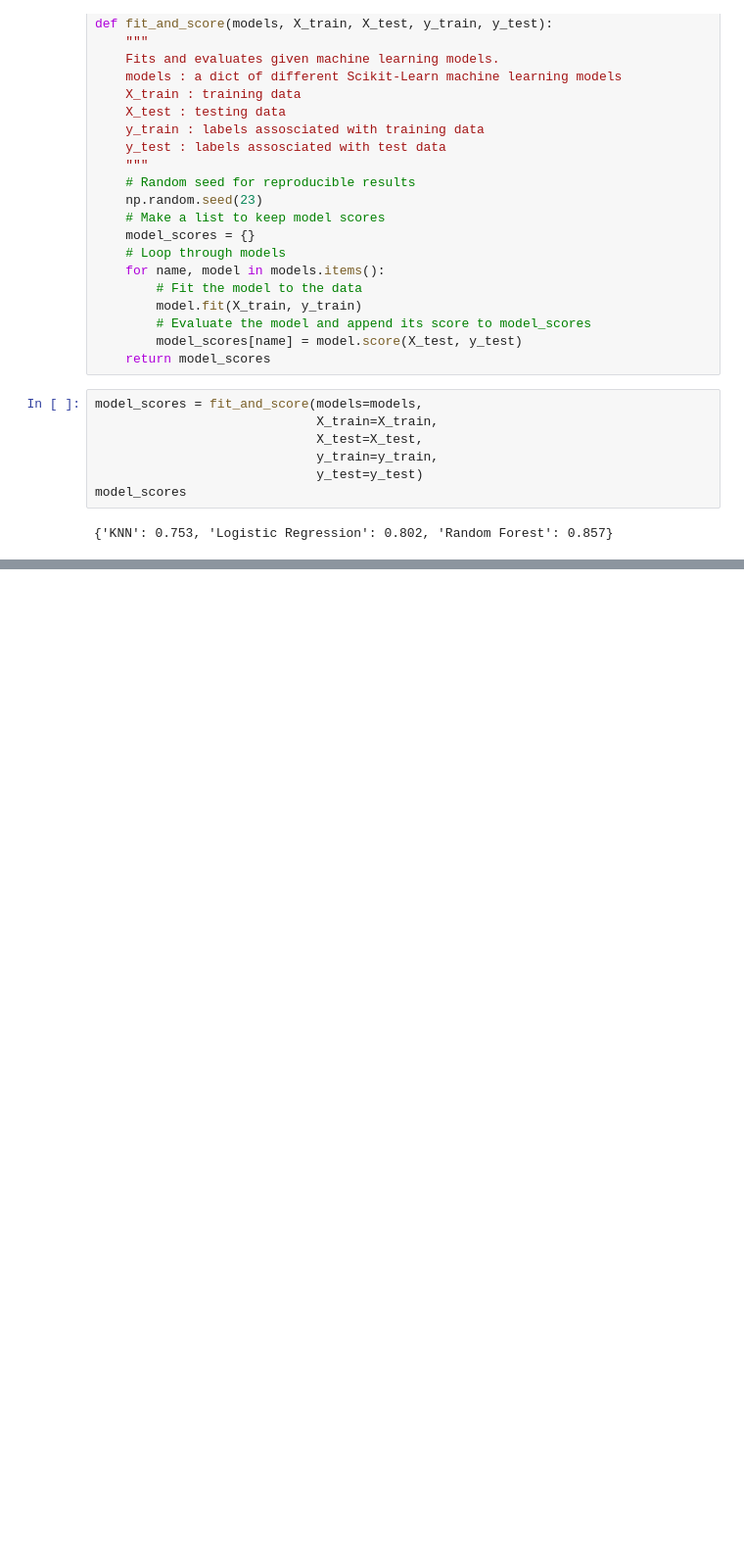
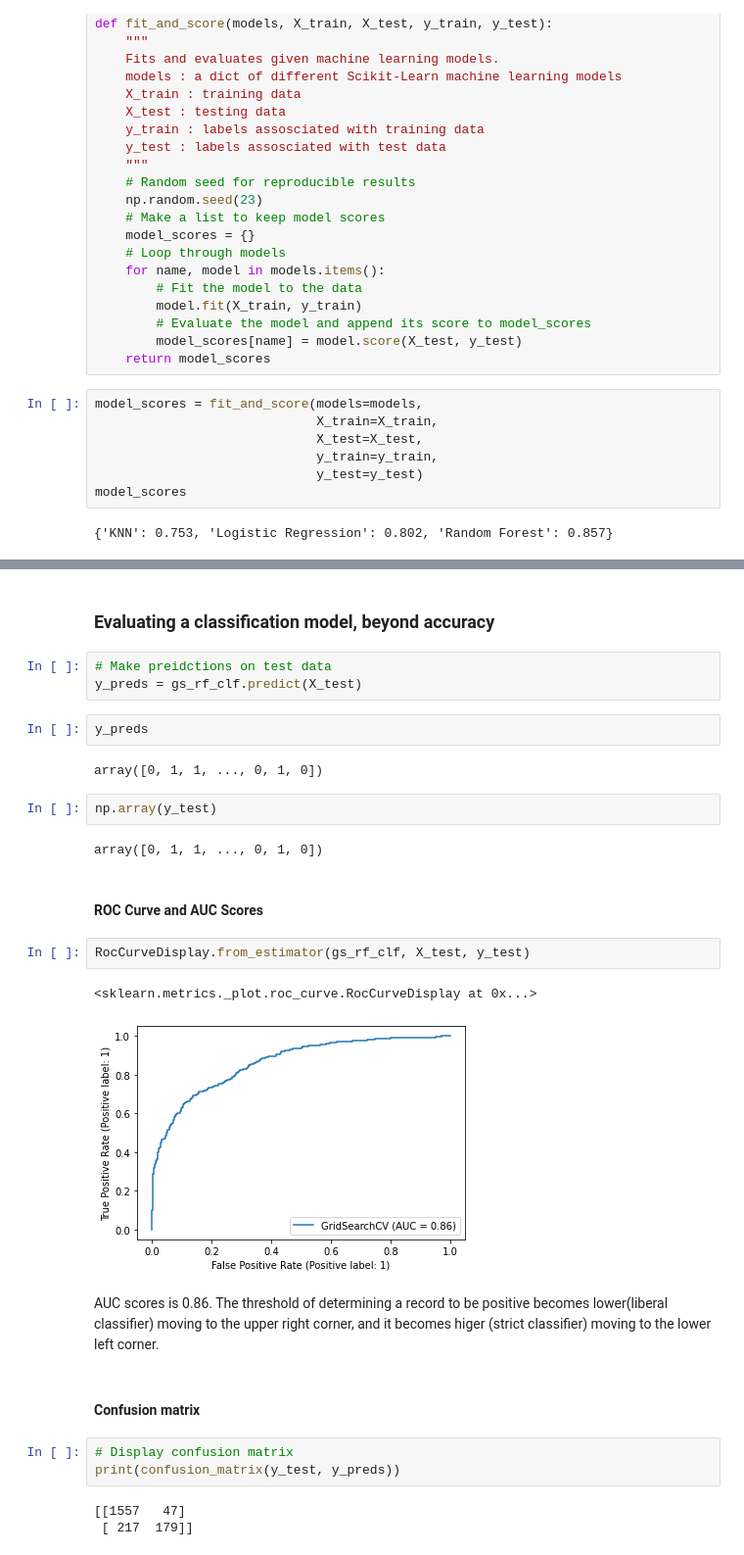
Before and after one commit to victoria-se/customer-churn, a Jupyter notebook: end-to-end-customer-churn-classification.ipynb, the cells around one changed output, grey strips where cells are left out. Shown: that part at 98% size. Cells and saved outputs as stored; diff of their text form; blank space fills up the shorter version.

Commit message:
evaluating the classification model: roc curve, auc score, confusion matrix, classification report

```diff
--- a/end-to-end-customer-churn-classification.ipynb
+++ b/end-to-end-customer-churn-classification.ipynb
@@ -509,0 +508,30 @@ After doing hyperparameter tuning, we increased the accuracy score by 1%.
+# %% [markdown]
+### Evaluating a classification model, beyond accuracy
+# %%
+# Make preidctions on test data
+y_preds = gs_rf_clf.predict(X_test)
+# %%
+y_preds
+# %% [output]
+array([0, 1, 1, ..., 0, 1, 0])
+# %%
+np.array(y_test)
+# %% [output]
+array([0, 1, 1, ..., 0, 1, 0])
+# %% [markdown]
+#### ROC Curve and AUC Scores
+# %%
+RocCurveDisplay.from_estimator(gs_rf_clf, X_test, y_test)
+# %% [output]
+<sklearn.metrics._plot.roc_curve.RocCurveDisplay at 0x...>
+[figure, added]
+# %% [markdown]
+AUC scores is 0.86. The threshold of determining a record to be positive becomes lower(liberal classifier) moving to the upper right corner, and it becomes higer (strict classifier) moving to the lower left corner.
+# %% [markdown]
+#### Confusion matrix
+# %%
+# Display confusion matrix
+print(confusion_matrix(y_test, y_preds))
+# %% [output]
+[[1557   47]
+ [ 217  179]]
```
Also changed, not shown: parts of 40 cells of this notebook.
